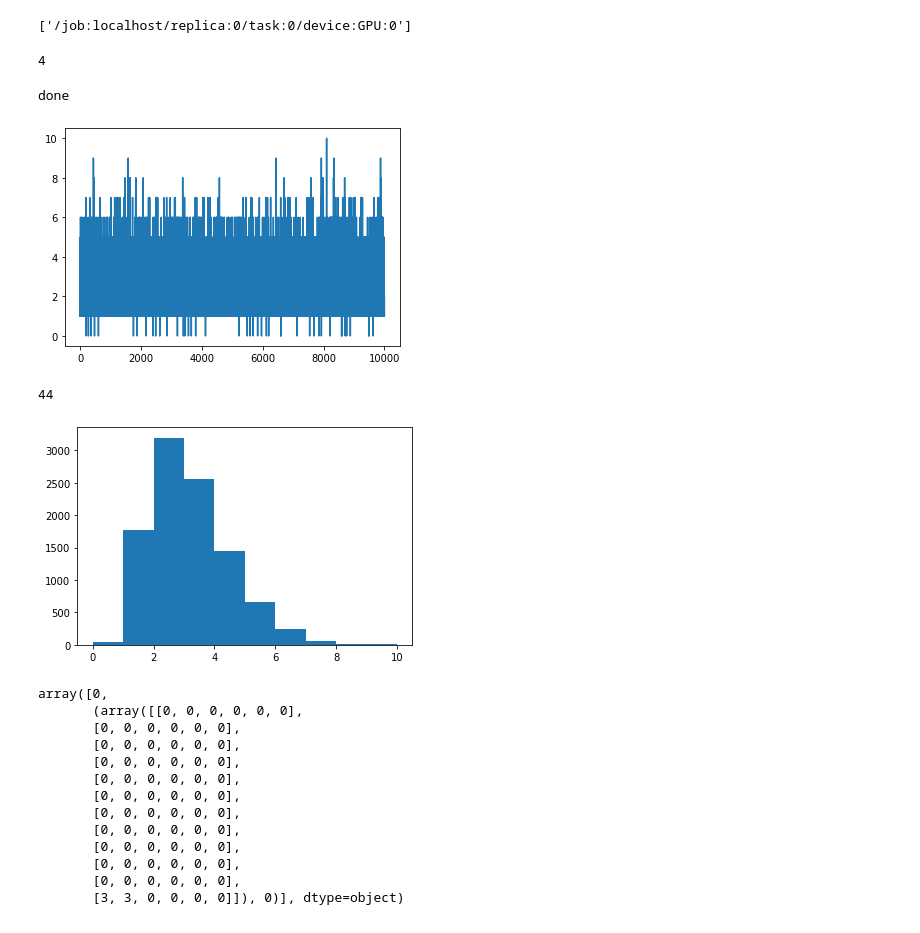
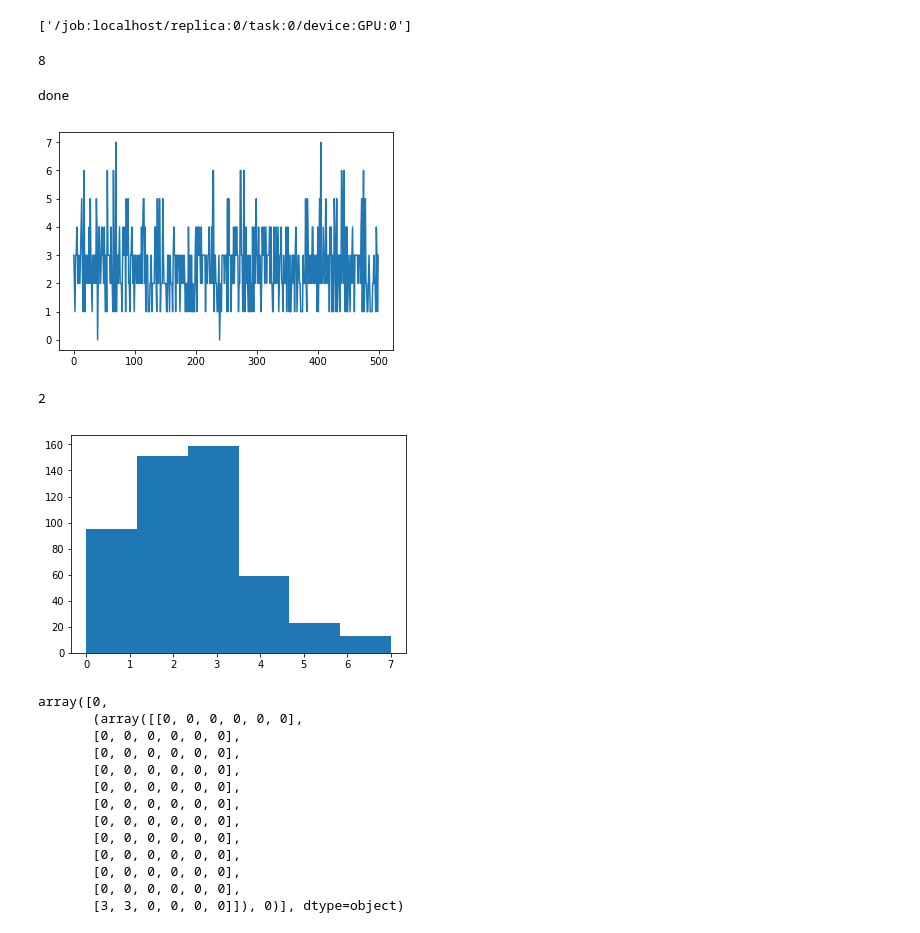
Before and after one commit to Arraytionary/deeply, a Jupyter notebook: projectP.ipynb, the cells around one changed output. Saved outputs shown, nothing was run; the diff lists cells and outputs as text; code cells hidden in the pictures.

Commit message:
fix epsilon and call replay fx

```diff
--- a/projectP.ipynb
+++ b/projectP.ipynb
@@ -46,6 +48,9 @@ import pandas as pd
 from operator import add
 # colors = ['r', 'g', 'b', 'y']
 colors = [1,2,3,4]
+# %%
+random.seed(30)
+seq = [get_next() for i in range(150)]
 # %%
 def new_board():
 #     board = np.repeat([['e','e','e','e','e','e']], 12, axis = 0)
@@ -164,9 +169,9 @@ class DQNAgent(object):
         self.short_memory = deque(maxlen=2500)
         self.agent_target = 1
         self.agent_predict = 0
-        self.learning_rate = 0.0005
+        self.learning_rate = 0.001
 #         self.model = self.network()
-        self.model = self.network("weights.hdf5")
+        self.model = self.network("weights_4.hdf5")
         self.epsilon = 0
         self.actual = []
         self.memory = []
@@ -180,7 +185,7 @@ class DQNAgent(object):
         if over:
             if self.longest_chain == 0:
                 self.reward = -1e+4
-            self.reward = -1e+3
+            else: self.reward = -1e+3
         elif chains == 0:
             self.reward = 1
         elif chains > self.longest_chain:
@@ -215,11 +220,15 @@ class DQNAgent(object):
             minibatch = memory
         for state, action, reward, next_state, done in minibatch:
             target = reward
+#             print(next_state)
             if not done:
-                target = reward + self.gamma * np.amax(self.model.predict(np.array([next_state]))[0])
-            target_f = self.model.predict(np.array([state]))
+#                 target = reward + self.gamma * np.amax(self.model.predict(np.array([next_state]))[0])
+#             target_f = self.model.predict(np.array([state]))
+                target = reward + self.gamma * np.amax(self.model.predict(next_state.reshape((1, 72)))[0])
+            target_f = self.model.predict(state.reshape((1, 72)))
             target_f[0][np.argmax(action)] = target
-            self.model.fit(np.array([state]), target_f, epochs=1, verbose=0)
+#             self.model.fit(np.array([state]), target_f, epochs=1, verbose=0)
+            self.model.fit(state.reshape((1, 72)), target_f, epochs=1, verbose=0)
 
     def train_short_memory(self, state, action, reward, next_state, done):
         target = reward
@@ -229,62 +238,74 @@ class DQNAgent(object):
         target_f[0][np.argmax(action)] = target
         self.model.fit(state.reshape((1, 72)), target_f, epochs=1, verbose=0)
 # %%
-print(4)
+4+4
 # %% [output]
-4
+8
 # %%
 agent = DQNAgent()
 chain_plot = []
 counter_games = 0
-for i in range(10000):
+for i in range(500):
     board = new_board()
     done  = False
+
+    agent.epsilon = 1
+    epsilon_min = 0.01
+    epsilon_decay = 0.995
+
     max_chain = 0
 #     while not done:
-    for j in range(250):
+    for j in seq:
         done = board[0][2] != 0
-        agent.epsilon = 800 - counter_games
+        agent.epsilon = 80 - counter_games
 
         state_old = board #agent.board
 
-        puyos = get_next()
+#         puyos = get_next()
+        puyos = j
         possible = possibleMove(puyos, state_old)
         if len(possible) == 0: break
         possible_move = possible[::,0]
         wrong_move_penalty = 0
 
-        if random.randint(0, 2000) < agent.epsilon:
+#         if random.randint(0, 200) < agent.epsilon:
+        if np.random.rand() <= agent.epsilon:
             final_move = possible_move[random.randint(0, len(possible_move)-1)]
         else:
             prediction = agent.model.predict(state_old.reshape((1, 72)))
             final_move = to_categorical(np.argmax(prediction[0]))
             if final_move not in possible_move:
                 final_move = possible_move[random.randint(0, len(possible_move)-1)]
 #                     wrong_move_penalty = -10
         state_new, chains = possible[possible[:, 0] == final_move][0][1]
 
         agent.longest_chain = chains if chains > agent.longest_chain else agent.longest_chain
         reward = agent.set_reward(chains, done) + wrong_move_penalty
 
         agent.train_short_memory(state_old, final_move, reward, state_new, done)
         agent.remember(state_old, final_move, reward, state_new, done)
 
         board = state_new
         counter_games += 1
         if chains > max_chain: max_chain = chains
+
+    agent.replay_new(agent.memory)
+    if agent.epsilon > epsilon_min:
+        agent.epsilon*=epsilon_decay
+
     chain_plot.append(max_chain)
-agent.model.save_weights('weights.hdf5')
+agent.model.save_weights('weights_4.hdf5')
 plt.plot(chain_plot)
 print('done')
 # %% [output]
 done
-[figure, old version]
+[figure, new version]
 # %%
-plt.hist(chain_plot, bins=10)
+plt.hist(chain_plot, bins=6)
 chain_plot.count(0)
 # %% [output]
-44
+2
-[figure, old version]
+[figure, new version]
 # %%
 a = get_next()
 b = new_board()
```
Also changed, not shown: parts of 1 cell of this notebook, 4 other files.
